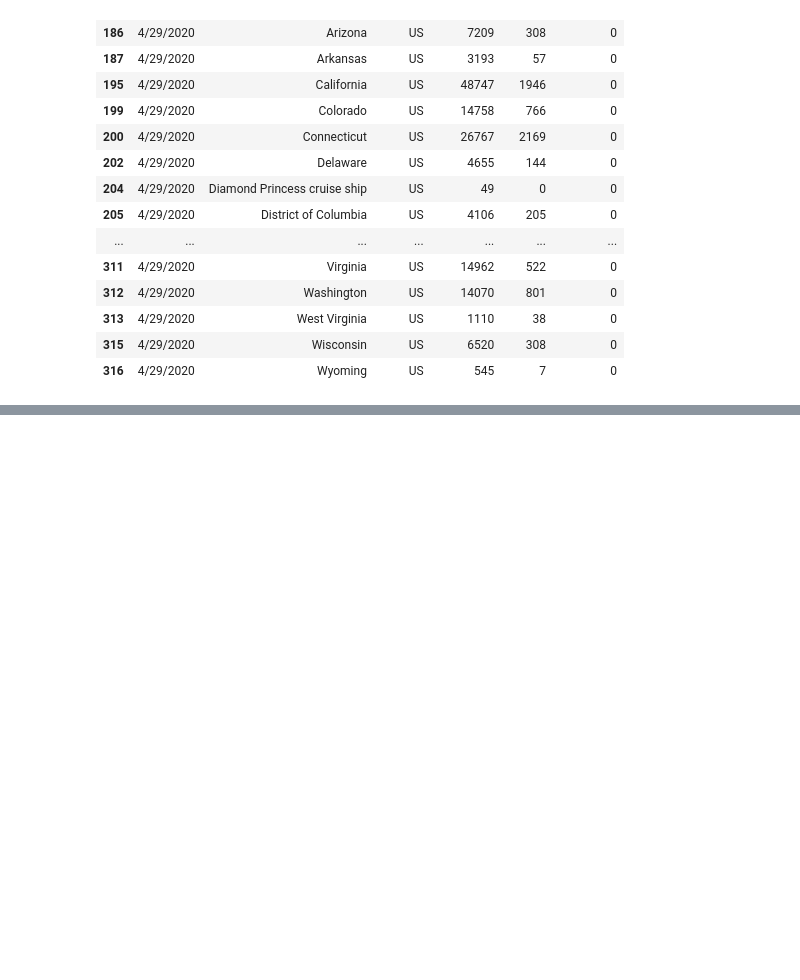
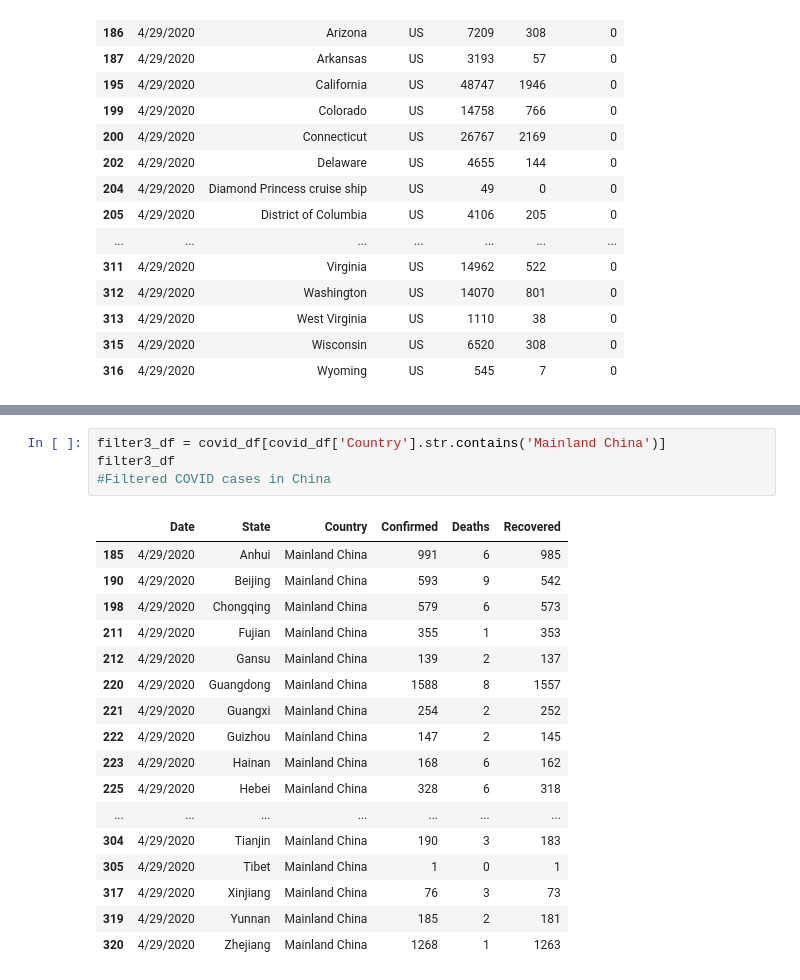
Before and after one commit to Bourne215/Capstone-Project, a Jupyter notebook: notebook/Capstone_Project(Rough Draft).ipynb, the cells around one changed output, grey strips where cells are left out. Cells and saved outputs as stored; diff of their text form; blank space fills up the shorter version.

Commit message:
Looking at COVID cases in China and Canada

```diff
--- a/notebook/Capstone_Project(Rough Draft).ipynb
+++ b/notebook/Capstone_Project(Rough Draft).ipynb
@@ -191,0 +213,22 @@ filter_df
+# %%
+filter3_df = covid_df[covid_df['Country'].str.contains('Mainland China')]
+filter3_df
+#Filtered COVID cases in China
+# %% [output]
+|  | Date | State | Country | Confirmed | Deaths | Recovered |
+| 185 | 4/29/2020 | Anhui | Mainland China | 991 | 6 | 985 |
+| 190 | 4/29/2020 | Beijing | Mainland China | 593 | 9 | 542 |
+| 198 | 4/29/2020 | Chongqing | Mainland China | 579 | 6 | 573 |
+| 211 | 4/29/2020 | Fujian | Mainland China | 355 | 1 | 353 |
+| 212 | 4/29/2020 | Gansu | Mainland China | 139 | 2 | 137 |
+| 220 | 4/29/2020 | Guangdong | Mainland China | 1588 | 8 | 1557 |
+| 221 | 4/29/2020 | Guangxi | Mainland China | 254 | 2 | 252 |
+| 222 | 4/29/2020 | Guizhou | Mainland China | 147 | 2 | 145 |
+| 223 | 4/29/2020 | Hainan | Mainland China | 168 | 6 | 162 |
+| 225 | 4/29/2020 | Hebei | Mainland China | 328 | 6 | 318 |
+| ... | ... | ... | ... | ... | ... | ... |
+| 304 | 4/29/2020 | Tianjin | Mainland China | 190 | 3 | 183 |
+| 305 | 4/29/2020 | Tibet | Mainland China | 1 | 0 | 1 |
+| 317 | 4/29/2020 | Xinjiang | Mainland China | 76 | 3 | 73 |
+| 319 | 4/29/2020 | Yunnan | Mainland China | 185 | 2 | 181 |
+| 320 | 4/29/2020 | Zhejiang | Mainland China | 1268 | 1 | 1263 |
```
Also changed, not shown: parts of 1 cell of this notebook.
